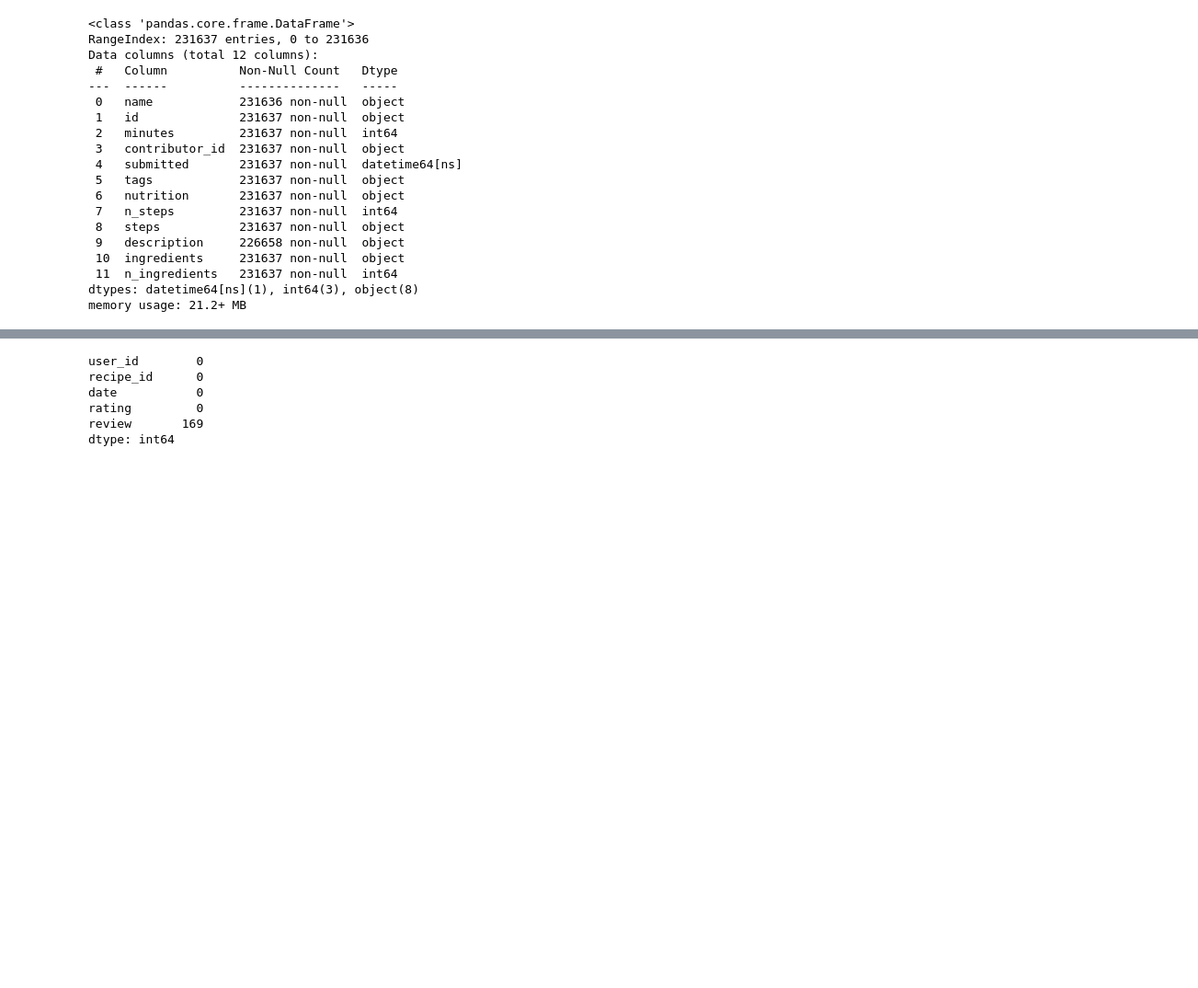
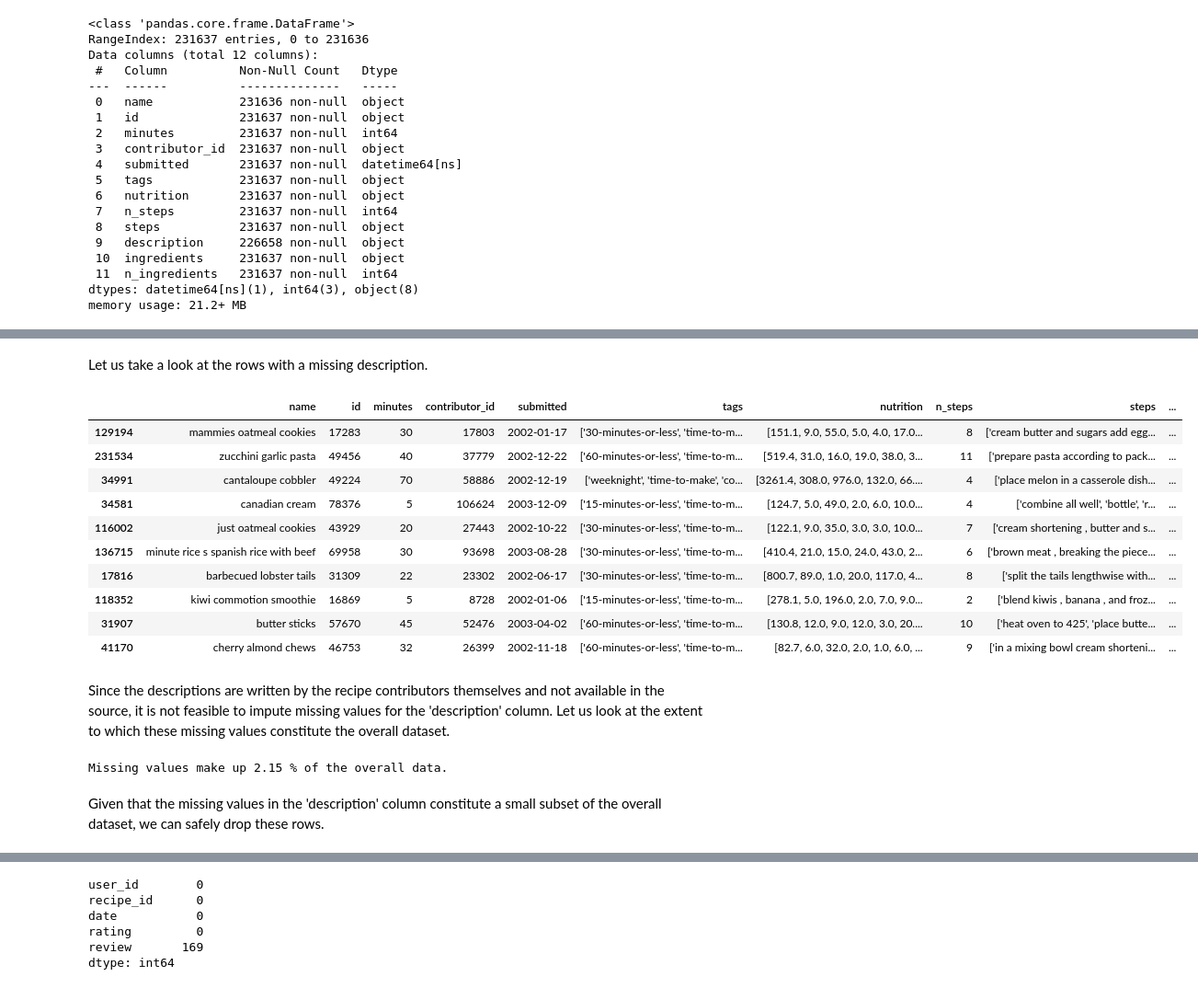
Before and after one commit to kli210/recipe_recommender_capstone, a Jupyter notebook: data_preprocessing.ipynb, the cells around one changed output, grey strips where cells are left out. Shown: that part at 92% size. Drawn from its saved outputs; the diff is of its cells as text; code cells hidden in the pictures; blank space fills up the shorter version.

```diff
--- a/data_preprocessing.ipynb
+++ b/data_preprocessing.ipynb
@@ -202,3 +153,0 @@ raw_recipes_df[raw_recipes_df['ingredients'].str.contains('horseradish') & raw_r
-# %%
-pd.set_option('display.max_colwidth', None)
-print(raw_users_df.loc[raw_users_df['recipe_id'] == 368257]['review'])
@@ -227,0 +228,3 @@ raw_recipes_df[raw_recipes_df['description'].isna()]
+# %%
+# Drop row with missing name
+raw_recipes_df.dropna(subset=['name'], inplace=True)
@@ -227,0 +248,25 @@ raw_recipes_df[raw_recipes_df['description'].isna()]
+# %% [markdown]
+Let us take a look at the rows with a missing description.
+# %%
+# Row with missing description
+raw_recipes_df[raw_recipes_df['description'].isna()].sample(10)
+# %% [output]
+|  | name | id | minutes | contributor_id | submitted | tags | nutrition | n_steps | steps | ... |
+| 129194 | mammies oatmeal cookies | 17283 | 30 | 17803 | 2002-01-17 | ['30-minutes-or-less', 'time-to-m... | [151.1, 9.0, 55.0, 5.0, 4.0, 17.0... | 8 | ['cream butter and sugars add egg... | ... |
+| 231534 | zucchini garlic pasta | 49456 | 40 | 37779 | 2002-12-22 | ['60-minutes-or-less', 'time-to-m... | [519.4, 31.0, 16.0, 19.0, 38.0, 3... | 11 | ['prepare pasta according to pack... | ... |
+| 34991 | cantaloupe cobbler | 49224 | 70 | 58886 | 2002-12-19 | ['weeknight', 'time-to-make', 'co... | [3261.4, 308.0, 976.0, 132.0, 66.... | 4 | ['place melon in a casserole dish... | ... |
+| 34581 | canadian cream | 78376 | 5 | 106624 | 2003-12-09 | ['15-minutes-or-less', 'time-to-m... | [124.7, 5.0, 49.0, 2.0, 6.0, 10.0... | 4 | ['combine all well', 'bottle', 'r... | ... |
+| 116002 | just oatmeal cookies | 43929 | 20 | 27443 | 2002-10-22 | ['30-minutes-or-less', 'time-to-m... | [122.1, 9.0, 35.0, 3.0, 3.0, 10.0... | 7 | ['cream shortening , butter and s... | ... |
+| 136715 | minute rice s spanish rice with beef | 69958 | 30 | 93698 | 2003-08-28 | ['30-minutes-or-less', 'time-to-m... | [410.4, 21.0, 15.0, 24.0, 43.0, 2... | 6 | ['brown meat , breaking the piece... | ... |
+| 17816 | barbecued lobster tails | 31309 | 22 | 23302 | 2002-06-17 | ['30-minutes-or-less', 'time-to-m... | [800.7, 89.0, 1.0, 20.0, 117.0, 4... | 8 | ['split the tails lengthwise with... | ... |
+| 118352 | kiwi commotion smoothie | 16869 | 5 | 8728 | 2002-01-06 | ['15-minutes-or-less', 'time-to-m... | [278.1, 5.0, 196.0, 2.0, 7.0, 9.0... | 2 | ['blend kiwis , banana , and froz... | ... |
+| 31907 | butter sticks | 57670 | 45 | 52476 | 2003-04-02 | ['60-minutes-or-less', 'time-to-m... | [130.8, 12.0, 9.0, 12.0, 3.0, 20.... | 10 | ['heat oven to 425', 'place butte... | ... |
+| 41170 | cherry almond chews | 46753 | 32 | 26399 | 2002-11-18 | ['60-minutes-or-less', 'time-to-m... | [82.7, 6.0, 32.0, 2.0, 1.0, 6.0, ... | 9 | ['in a mixing bowl cream shorteni... | ... |
+# %% [markdown]
+Since the descriptions are written by the recipe contributors themselves and not available in the source, it is not feasible to impute missing values for the 'description' column. Let us look at the extent to which these missing values constitute the overall dataset.
+# %%
+print('Missing values make up', round(raw_recipes_df.isna().sum().sum()/raw_recipes_df.shape[0]*100, 2), "%", "of the overall data.")
+# %% [output]
+Missing values make up 2.15 % of the overall data.
+# %% [markdown]
+Given that the missing values in the 'description' column constitute a small subset of the overall dataset, we can safely drop these rows.
```
Also changed, not shown: parts of 47 cells of this notebook.
